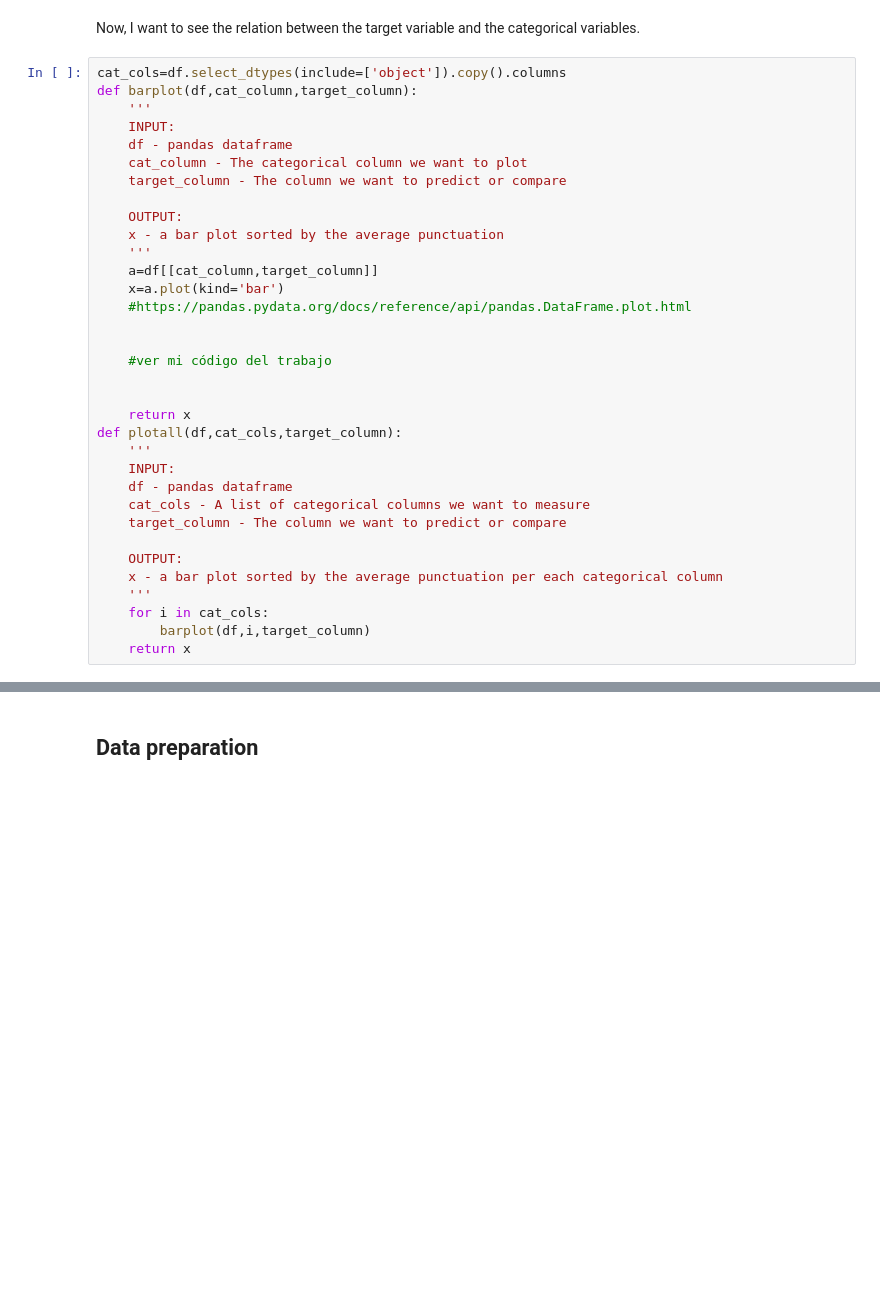
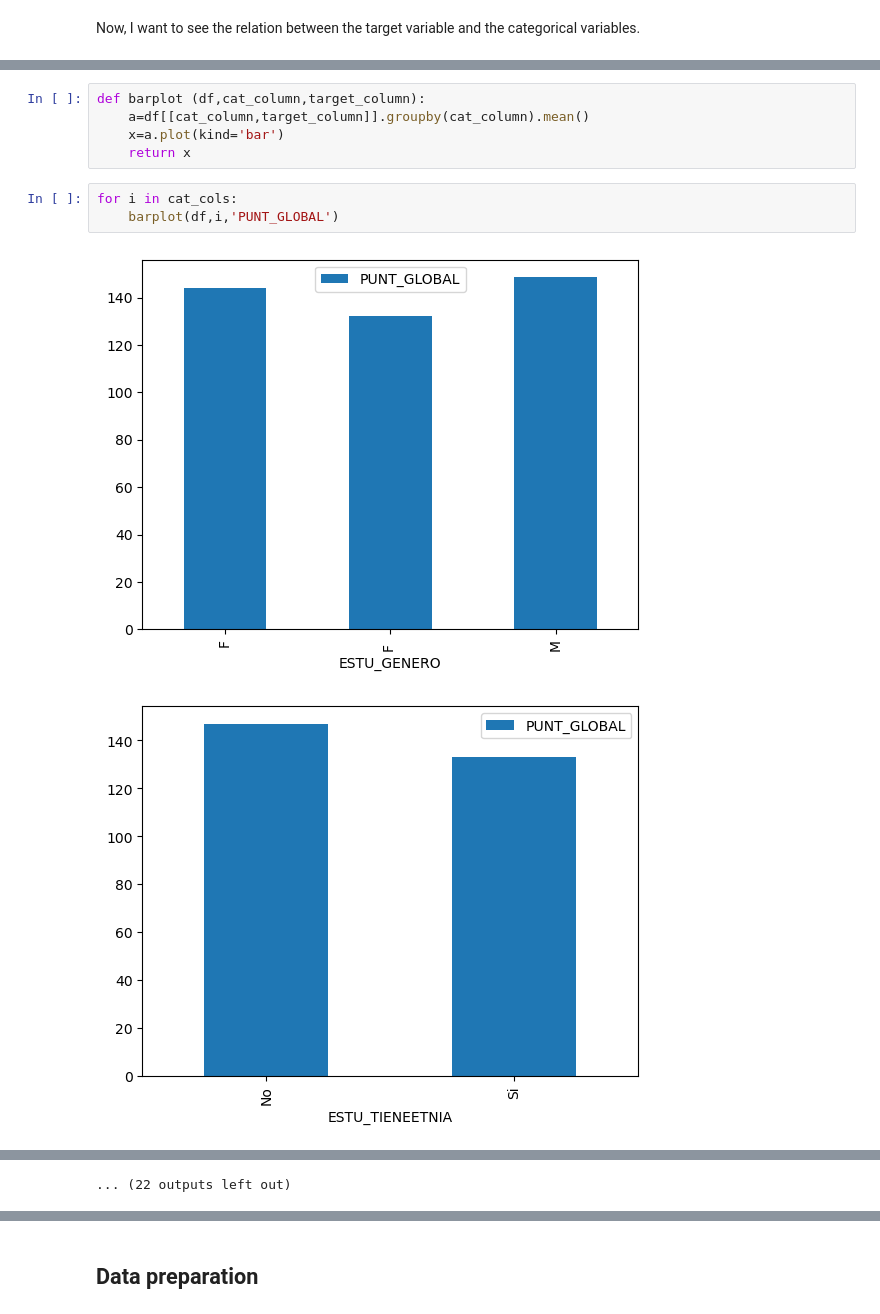
Before and after one commit to Andrecezu1/Educational, a Jupyter notebook: Capstone.ipynb, the cells around one changed output, grey strips where cells are left out. Cells and saved outputs as stored; diff of their text form; blank space fills up the shorter version.

```diff
--- a/Capstone.ipynb
+++ b/Capstone.ipynb
@@ -196,37 +205,3 @@ plt.show()
 In general, the scores round 150 points and it seems the general range of a score moves from 100 to 200 points.With somme exceptions that are as low as 0 points and the maximun that is 250 points.
 # %% [markdown]
 Now, I want to see the relation between the target variable and the categorical variables.
-# %%
-cat_cols=df.select_dtypes(include=['object']).copy().columns
-def barplot(df,cat_column,target_column):
-    '''
-    INPUT:
-    df - pandas dataframe
-    cat_column - The categorical column we want to plot
-    target_column - The column we want to predict or compare
-
-    OUTPUT:
-    x - a bar plot sorted by the average punctuation
-    '''
-    a=df[[cat_column,target_column]]
-    x=a.plot(kind='bar')
-    #https://pandas.pydata.org/docs/reference/api/pandas.DataFrame.plot.html
-
-
-    #ver mi código del trabajo
-
-
-    return x
-def plotall(df,cat_cols,target_column):
-    '''
-    INPUT:
-    df - pandas dataframe
-    cat_cols - A list of categorical columns we want to measure
-    target_column - The column we want to predict or compare
-
-    OUTPUT:
-    x - a bar plot sorted by the average punctuation per each categorical column
-    '''
-    for i in cat_cols:
-        barplot(df,i,target_column)
-    return x
@@ -234,0 +227,11 @@ plotall(df,cat_cols,'PUNT_GLOBALÂ')
+# %%
+def barplot (df,cat_column,target_column):
+    a=df[[cat_column,target_column]].groupby(cat_column).mean()
+    x=a.plot(kind='bar')
+    return x
+# %%
+for i in cat_cols:
+    barplot(df,i,'PUNT_GLOBAL')
+# %% [output]
+[figure, added]
+[figure, added]
@@ -234,0 +248 @@ plotall(df,cat_cols,'PUNT_GLOBALÂ')
+... (22 outputs left out)
```
Also changed, not shown: parts of 43 cells of this notebook.
